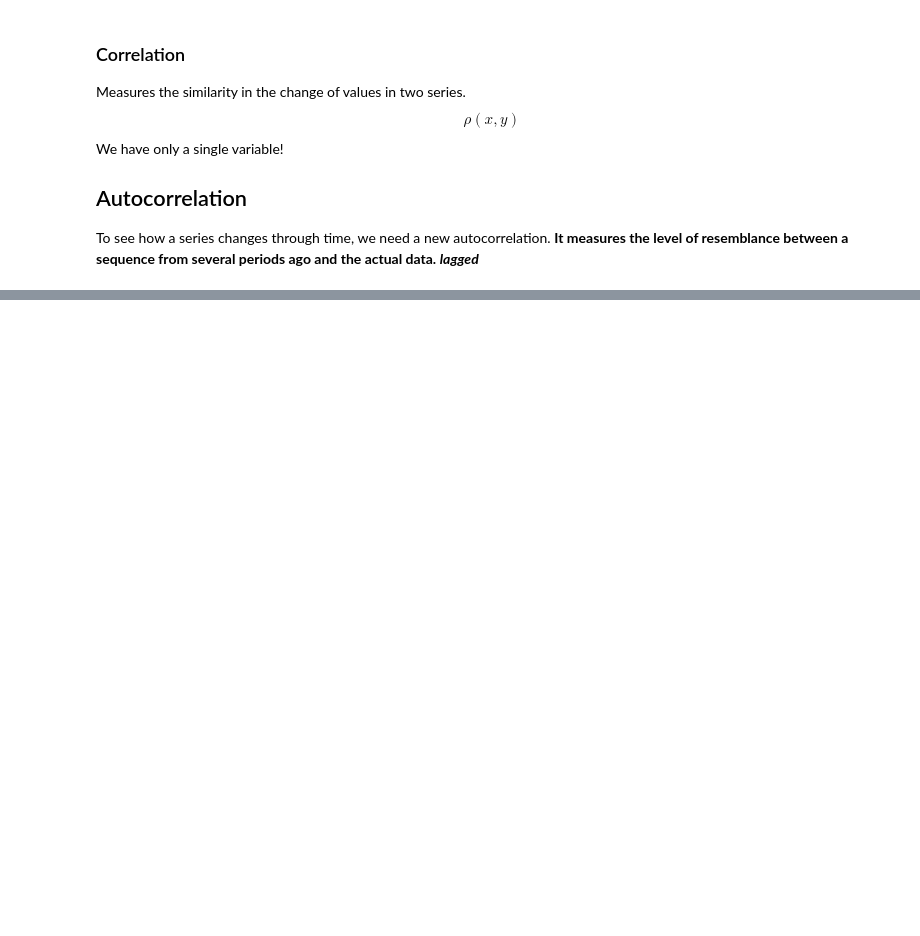
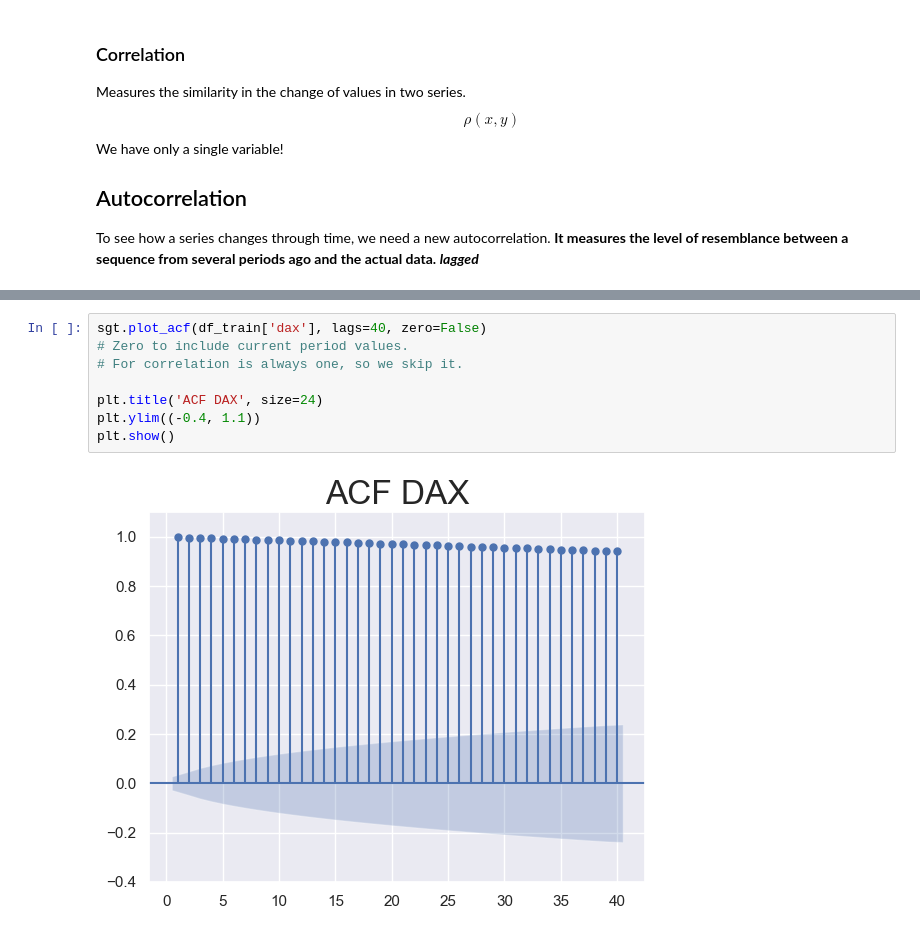
Before and after one commit to neto-riga/DataScience, a Jupyter notebook: analysis/365_analysis/TimeSeries/3_white_noise.ipynb, the cells around one changed output, grey strips where cells are left out. Cells and saved outputs as stored; diff of their text form; blank space fills up the shorter version.

```diff
--- a/analysis/365_analysis/TimeSeries/3_white_noise.ipynb
+++ b/analysis/365_analysis/TimeSeries/3_white_noise.ipynb
@@ -298,0 +320,10 @@ To see how a series changes through time, we need a new autocorrelation.
+# %%
+sgt.plot_acf(df_train['dax'], lags=40, zero=False)
+# Zero to include current period values.
+# For correlation is always one, so we skip it.
+
+plt.title('ACF DAX', size=24)
+plt.ylim((-0.4, 1.1))
+plt.show()
+# %% [output]
+[figure, added]
```
Also changed, not shown: parts of 21 cells of this notebook, 1 other file.
